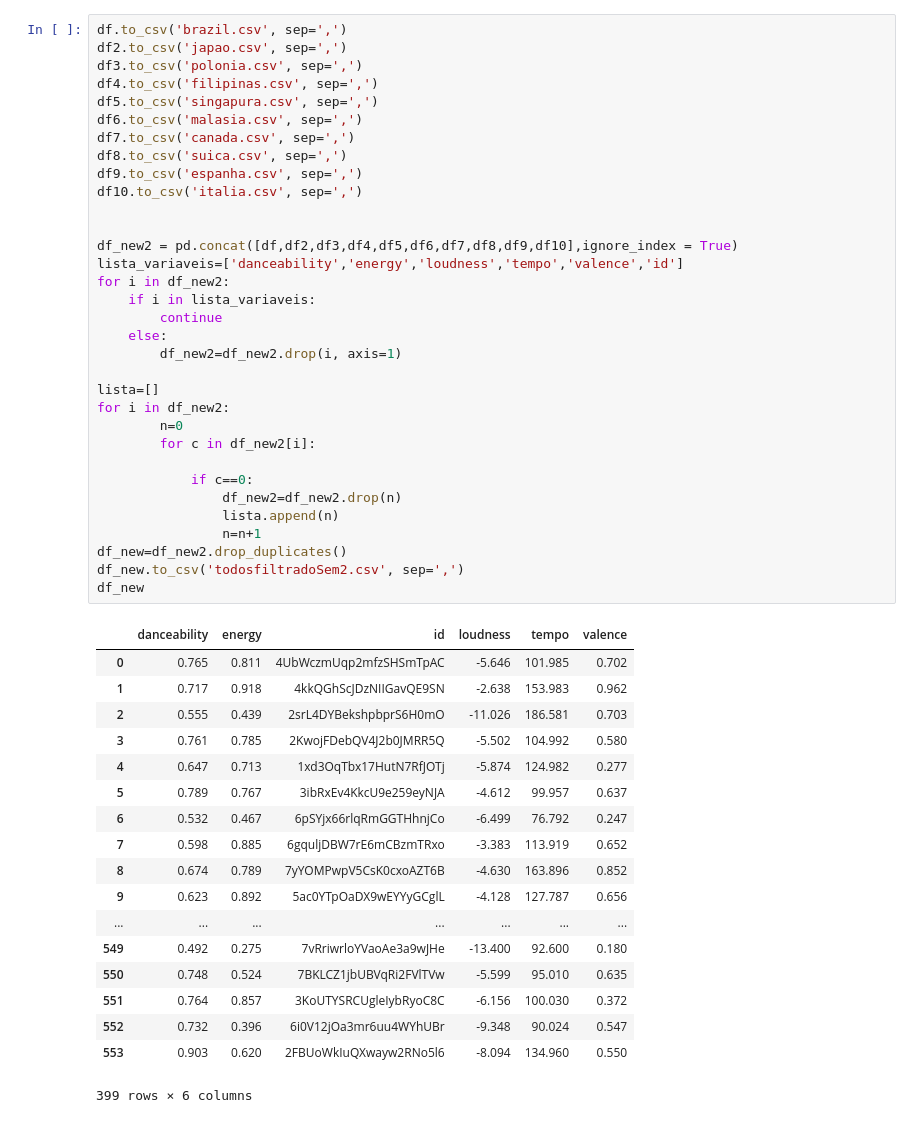
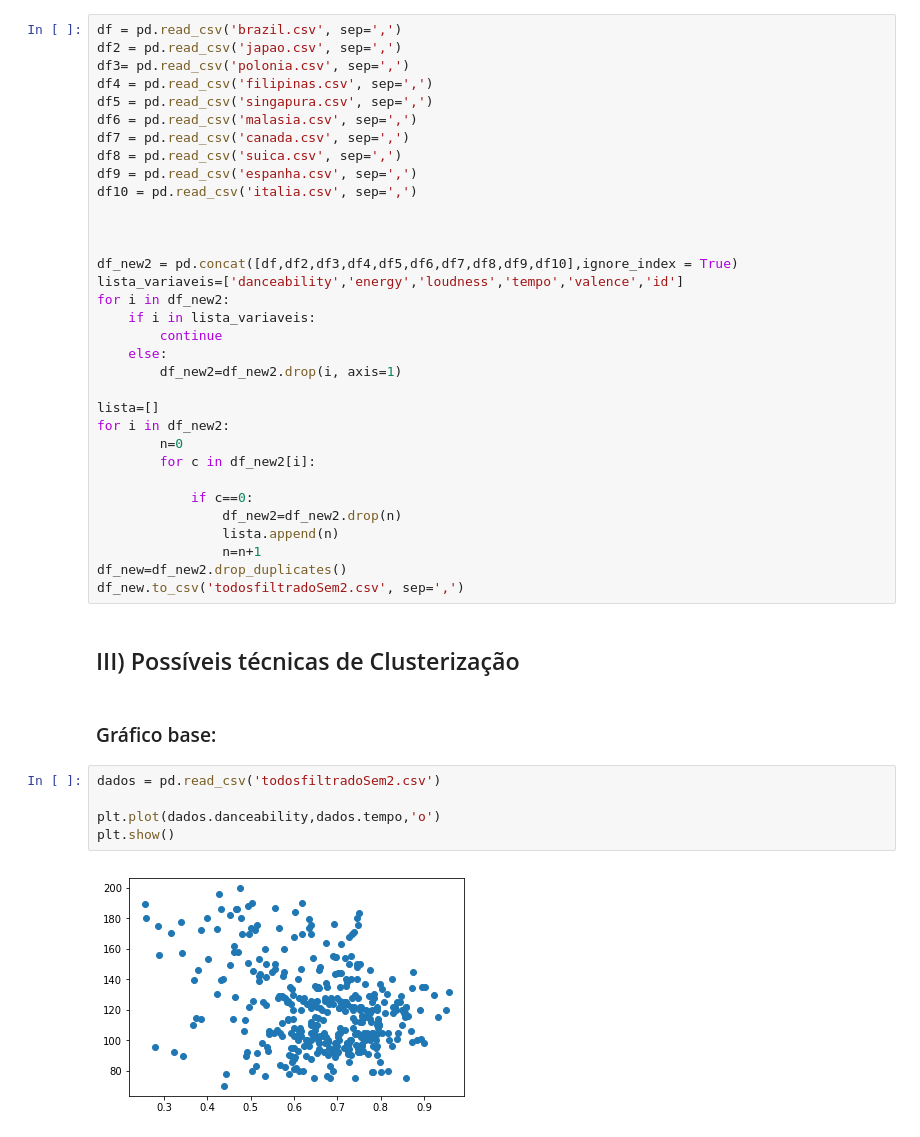
Before and after one commit to AnaBBHenriques/Ciencia_dos_dados, a Jupyter notebook: Projeto3/Dataset-filtragem.ipynb, the cells around one changed output. Drawn from its saved outputs; the diff is of its cells as text.

Commit message:
técnicas

```diff
--- a/Projeto3/Dataset-filtragem.ipynb
+++ b/Projeto3/Dataset-filtragem.ipynb
@@ -5,14 +19,15 @@ A partir do método de clusterização formaremos grupos de músicas com caracte
 # %%
-df.to_csv('brazil.csv', sep=',')
-df2.to_csv('japao.csv', sep=',')
-df3.to_csv('polonia.csv', sep=',')
-df4.to_csv('filipinas.csv', sep=',')
-df5.to_csv('singapura.csv', sep=',')
-df6.to_csv('malasia.csv', sep=',')
-df7.to_csv('canada.csv', sep=',')
-df8.to_csv('suica.csv', sep=',')
-df9.to_csv('espanha.csv', sep=',')
-df10.to_csv('italia.csv', sep=',')
+df = pd.read_csv('brazil.csv', sep=',')
+df2 = pd.read_csv('japao.csv', sep=',')
+df3= pd.read_csv('polonia.csv', sep=',')
+df4 = pd.read_csv('filipinas.csv', sep=',')
+df5 = pd.read_csv('singapura.csv', sep=',')
+df6 = pd.read_csv('malasia.csv', sep=',')
+df7 = pd.read_csv('canada.csv', sep=',')
+df8 = pd.read_csv('suica.csv', sep=',')
+df9 = pd.read_csv('espanha.csv', sep=',')
+df10 = pd.read_csv('italia.csv', sep=',')
+
 
 
 df_new2 = pd.concat([df,df2,df3,df4,df5,df6,df7,df8,df9,df10],ignore_index = True)
@@ -34,23 +49,14 @@ for i in df_new2:
                 n=n+1
 df_new=df_new2.drop_duplicates()
 df_new.to_csv('todosfiltradoSem2.csv', sep=',')
-df_new
-# %% [output]
-|  | danceability | energy | id | loudness | tempo | valence |
-| 0 | 0.765 | 0.811 | 4UbWczmUqp2mfzSHSmTpAC | -5.646 | 101.985 | 0.702 |
-| 1 | 0.717 | 0.918 | 4kkQGhScJDzNIIGavQE9SN | -2.638 | 153.983 | 0.962 |
-| 2 | 0.555 | 0.439 | 2srL4DYBekshpbprS6H0mO | -11.026 | 186.581 | 0.703 |
-| 3 | 0.761 | 0.785 | 2KwojFDebQV4J2b0JMRR5Q | -5.502 | 104.992 | 0.580 |
-| 4 | 0.647 | 0.713 | 1xd3OqTbx17HutN7RfJOTj | -5.874 | 124.982 | 0.277 |
-| 5 | 0.789 | 0.767 | 3ibRxEv4KkcU9e259eyNJA | -4.612 | 99.957 | 0.637 |
-| 6 | 0.532 | 0.467 | 6pSYjx66rlqRmGGTHhnjCo | -6.499 | 76.792 | 0.247 |
-| 7 | 0.598 | 0.885 | 6gquljDBW7rE6mCBzmTRxo | -3.383 | 113.919 | 0.652 |
-| 8 | 0.674 | 0.789 | 7yYOMPwpV5CsK0cxoAZT6B | -4.630 | 163.896 | 0.852 |
-| 9 | 0.623 | 0.892 | 5ac0YTpOaDX9wEYYyGCglL | -4.128 | 127.787 | 0.656 |
-| ... | ... | ... | ... | ... | ... | ... |
-| 549 | 0.492 | 0.275 | 7vRriwrloYVaoAe3a9wJHe | -13.400 | 92.600 | 0.180 |
-| 550 | 0.748 | 0.524 | 7BKLCZ1jbUBVqRi2FVlTVw | -5.599 | 95.010 | 0.635 |
-| 551 | 0.764 | 0.857 | 3KoUTYSRCUgleIybRyoC8C | -6.156 | 100.030 | 0.372 |
-| 552 | 0.732 | 0.396 | 6i0V12jOa3mr6uu4WYhUBr | -9.348 | 90.024 | 0.547 |
-| 553 | 0.903 | 0.620 | 2FBUoWkIuQXwayw2RNo5l6 | -8.094 | 134.960 | 0.550 |
-399 rows × 6 columns
+# %% [markdown]
+## III) Possíveis técnicas de Clusterização
+# %% [markdown]
+<h3>Gráfico base:</h3>
+# %%
+dados = pd.read_csv('todosfiltradoSem2.csv')
+
+plt.plot(dados.danceability,dados.tempo,'o')
+plt.show()
+# %% [output]
+[figure, added]
```
Also changed, not shown: parts of 15 cells of this notebook.
